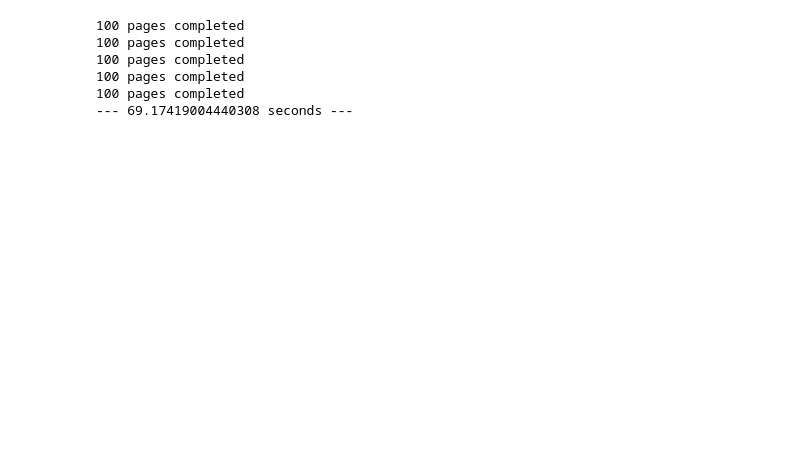
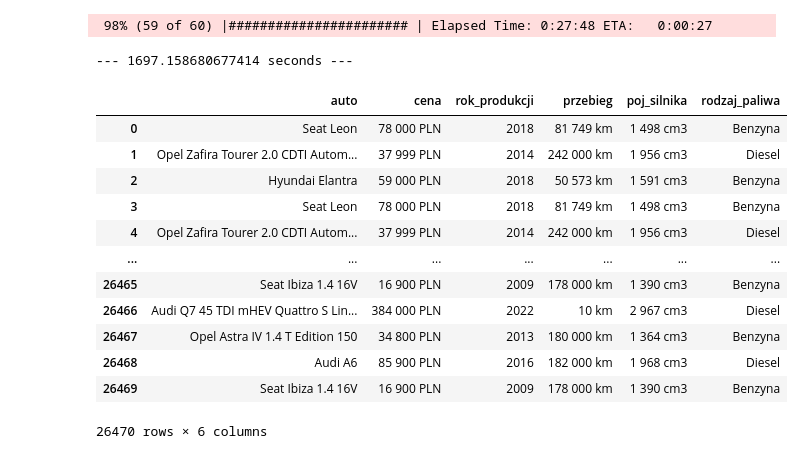
Before and after one commit to MarcinKoza/Otomoto-data-scraping-with-pandas-analyze, a Jupyter notebook: oto moto.ipynb, the cells around one changed output. Saved outputs shown, nothing was run; the diff lists cells and outputs as text; code cells hidden in the pictures; blank space fills up the shorter version.

```diff
--- a/oto moto.ipynb
+++ b/oto moto.ipynb
@@ -16,40 +18,53 @@ async def get_item_data(session, url):
 async def main():
 
     with open(f'otomototabela.csv', 'w') as f:
-        column_labels='auto'+',model'+',cena'+',rok_produkcji'+',przebieg'+',poj_silnika'+',rodzaj_paliwa'+'\n'
+        column_labels='auto'+'|cena'+'|rok_produkcji'+'|przebieg'+'|poj_silnika'+'|rodzaj_paliwa'+'\n'
         f.writelines(column_labels)
-    a=0
-    ranges=[(range(a,a+100)),(range(a+100,a+200)),(range(a+200,a+300)),(range(a+300,a+400)),(range(a+400,a+500))]
-    a+=100
-    for seq in ranges:
-
+    ranges=[range(i*100+1,i*100+100) for i in range(60)]
+    bar = progressbar.ProgressBar(maxval=len(ranges)).start()
+    for idx, seq in enumerate(ranges):
+        bar.update(idx)
         async with aiohttp.ClientSession() as session:
             tasks = []
             for number in seq:
-                url = f'https://www.otomoto.pl/osobowe?page={number}'
+                url = f'https://www.otomoto.pl/osobowe/page={number}'
                 #print(url)
                 tasks.append(asyncio.ensure_future(get_item_data(session, url)))
             oto_moto_page = await asyncio.gather(*tasks)
 
-
-
             with open(f'otomototabela.csv', 'a') as f:
                 for page in oto_moto_page:
                     page=BeautifulSoup(page,features='html5')
-                    for article in page.find_all('article'):
+                    for article in page.find_all('article',class_='ooa-15j3s1f e1b25f6f0'):
                         try:
-                            f.writelines(article.h2.a.text+"|"+article.div.p.text+"|"+article.find_all('div')[5].div.span.text+"|"+article.div.ul.find_all('li')[0].text+"|"+article.div.ul.find_all('li')[1].text+"|"+article.div.ul.find_all('li')[2].text+"|"+article.div.ul.find_all('li')[3].text+'\n')
+                            f.writelines(article.h2.a.text+"|"+article.find_all('div')[5].div.span.text+
+                                         "|"+article.div.ul.find_all('li')[0].text+"|"+article.div.ul.find_all('li')[1].text+
+                                         "|"+article.div.ul.find_all('li')[2].text+"|"+article.div.ul.find_all('li')[3].text+
+                                         '\n')
                         except:
                             continue
-        print(a,'pages completed')
 
 start_time=time.time()
 await main()
 print("--- %s seconds ---" % (time.time() - start_time))
 # %% [output]
-100 pages completed
-100 pages completed
-100 pages completed
-100 pages completed
-100 pages completed
---- 69.17419004440308 seconds ---
+ 98% (59 of 60) |####################### | Elapsed Time: 0:27:48 ETA:   0:00:27
+--- 1697.158680677414 seconds ---
+# %%
+auta=pd.read_csv("otomototabela.csv",encoding = 'Windows-1252',sep="|",on_bad_lines='skip')
+# %%
+auta
+# %% [output]
+|  | auto | cena | rok_produkcji | przebieg | poj_silnika | rodzaj_paliwa |
+| 0 | Seat Leon | 78 000 PLN | 2018 | 81 749 km | 1 498 cm3 | Benzyna |
+| 1 | Opel Zafira Tourer 2.0 CDTI Autom... | 37 999 PLN | 2014 | 242 000 km | 1 956 cm3 | Diesel |
+| 2 | Hyundai Elantra | 59 000 PLN | 2018 | 50 573 km | 1 591 cm3 | Benzyna |
+| 3 | Seat Leon | 78 000 PLN | 2018 | 81 749 km | 1 498 cm3 | Benzyna |
+| 4 | Opel Zafira Tourer 2.0 CDTI Autom... | 37 999 PLN | 2014 | 242 000 km | 1 956 cm3 | Diesel |
+| ... | ... | ... | ... | ... | ... | ... |
+| 26465 | Seat Ibiza 1.4 16V | 16 900 PLN | 2009 | 178 000 km | 1 390 cm3 | Benzyna |
+| 26466 | Audi Q7 45 TDI mHEV Quattro S Lin... | 384 000 PLN | 2022 | 10 km | 2 967 cm3 | Diesel |
+| 26467 | Opel Astra IV 1.4 T Edition 150 | 34 800 PLN | 2013 | 180 000 km | 1 364 cm3 | Benzyna |
+| 26468 | Audi A6 | 85 900 PLN | 2016 | 182 000 km | 1 968 cm3 | Diesel |
+| 26469 | Seat Ibiza 1.4 16V | 16 900 PLN | 2009 | 178 000 km | 1 390 cm3 | Benzyna |
+26470 rows × 6 columns
```
Also changed, not shown: parts of 24 cells of this notebook.
